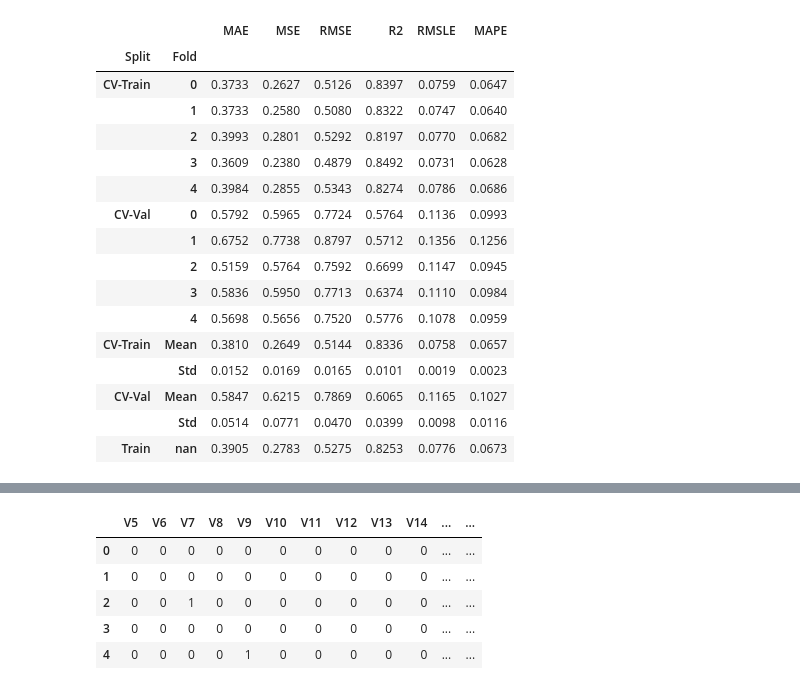
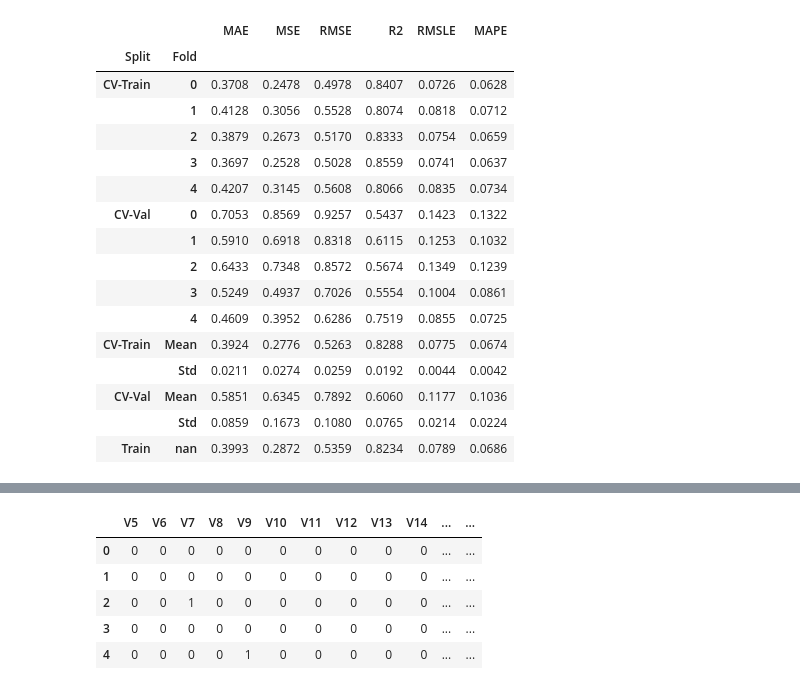
Before and after one commit to dlarsson2000/ML4BiotechProject, a Jupyter notebook: CB206V_Group_6_Project_Drug_repurposing.ipynb, the cells around one changed output, grey strips where cells are left out. Cells and saved outputs as stored; diff of their text form; code cells hidden in the pictures.

```diff
--- a/CB206V_Group_6_Project_Drug_repurposing.ipynb
+++ b/CB206V_Group_6_Project_Drug_repurposing.ipynb
@@ -48,0 +50,2 @@ model = setup(data = df_X, target = 'pIC50', train_size=0.8, fold=5)
+# %%
+bm = compare_models()
@@ -49,24 +72,24 @@ model = setup(data = df_X, target = 'pIC50', train_size=0.8, fold=5)
 # %%
-br = create_model('br', return_train_score=True, fold=5)
+br = create_model(bm, return_train_score=True, fold=5)
 # %% [output]
 [interactive output not drawn]
 |  |  | MAE | MSE | RMSE | R2 | RMSLE | MAPE |
 | Split | Fold |  |  |  |  |  |  |
-| CV-Train | 0 | 0.3733 | 0.2627 | 0.5126 | 0.8397 | 0.0759 | 0.0647 |
-|  | 1 | 0.3733 | 0.2580 | 0.5080 | 0.8322 | 0.0747 | 0.0640 |
-|  | 2 | 0.3993 | 0.2801 | 0.5292 | 0.8197 | 0.0770 | 0.0682 |
-|  | 3 | 0.3609 | 0.2380 | 0.4879 | 0.8492 | 0.0731 | 0.0628 |
-|  | 4 | 0.3984 | 0.2855 | 0.5343 | 0.8274 | 0.0786 | 0.0686 |
-| CV-Val | 0 | 0.5792 | 0.5965 | 0.7724 | 0.5764 | 0.1136 | 0.0993 |
-|  | 1 | 0.6752 | 0.7738 | 0.8797 | 0.5712 | 0.1356 | 0.1256 |
-|  | 2 | 0.5159 | 0.5764 | 0.7592 | 0.6699 | 0.1147 | 0.0945 |
-|  | 3 | 0.5836 | 0.5950 | 0.7713 | 0.6374 | 0.1110 | 0.0984 |
-|  | 4 | 0.5698 | 0.5656 | 0.7520 | 0.5776 | 0.1078 | 0.0959 |
-| CV-Train | Mean | 0.3810 | 0.2649 | 0.5144 | 0.8336 | 0.0758 | 0.0657 |
-|  | Std | 0.0152 | 0.0169 | 0.0165 | 0.0101 | 0.0019 | 0.0023 |
-| CV-Val | Mean | 0.5847 | 0.6215 | 0.7869 | 0.6065 | 0.1165 | 0.1027 |
-|  | Std | 0.0514 | 0.0771 | 0.0470 | 0.0399 | 0.0098 | 0.0116 |
-| Train | nan | 0.3905 | 0.2783 | 0.5275 | 0.8253 | 0.0776 | 0.0673 |
+| CV-Train | 0 | 0.3708 | 0.2478 | 0.4978 | 0.8407 | 0.0726 | 0.0628 |
+|  | 1 | 0.4128 | 0.3056 | 0.5528 | 0.8074 | 0.0818 | 0.0712 |
+|  | 2 | 0.3879 | 0.2673 | 0.5170 | 0.8333 | 0.0754 | 0.0659 |
+|  | 3 | 0.3697 | 0.2528 | 0.5028 | 0.8559 | 0.0741 | 0.0637 |
+|  | 4 | 0.4207 | 0.3145 | 0.5608 | 0.8066 | 0.0835 | 0.0734 |
+| CV-Val | 0 | 0.7053 | 0.8569 | 0.9257 | 0.5437 | 0.1423 | 0.1322 |
+|  | 1 | 0.5910 | 0.6918 | 0.8318 | 0.6115 | 0.1253 | 0.1032 |
+|  | 2 | 0.6433 | 0.7348 | 0.8572 | 0.5674 | 0.1349 | 0.1239 |
+|  | 3 | 0.5249 | 0.4937 | 0.7026 | 0.5554 | 0.1004 | 0.0861 |
+|  | 4 | 0.4609 | 0.3952 | 0.6286 | 0.7519 | 0.0855 | 0.0725 |
+| CV-Train | Mean | 0.3924 | 0.2776 | 0.5263 | 0.8288 | 0.0775 | 0.0674 |
+|  | Std | 0.0211 | 0.0274 | 0.0259 | 0.0192 | 0.0044 | 0.0042 |
+| CV-Val | Mean | 0.5851 | 0.6345 | 0.7892 | 0.6060 | 0.1177 | 0.1036 |
+|  | Std | 0.0859 | 0.1673 | 0.1080 | 0.0765 | 0.0214 | 0.0224 |
+| Train | nan | 0.3993 | 0.2872 | 0.5359 | 0.8234 | 0.0789 | 0.0686 |
 [interactive output not drawn]
 # %%
 print(br)
```
Also changed, not shown: parts of 12 cells of this notebook.
